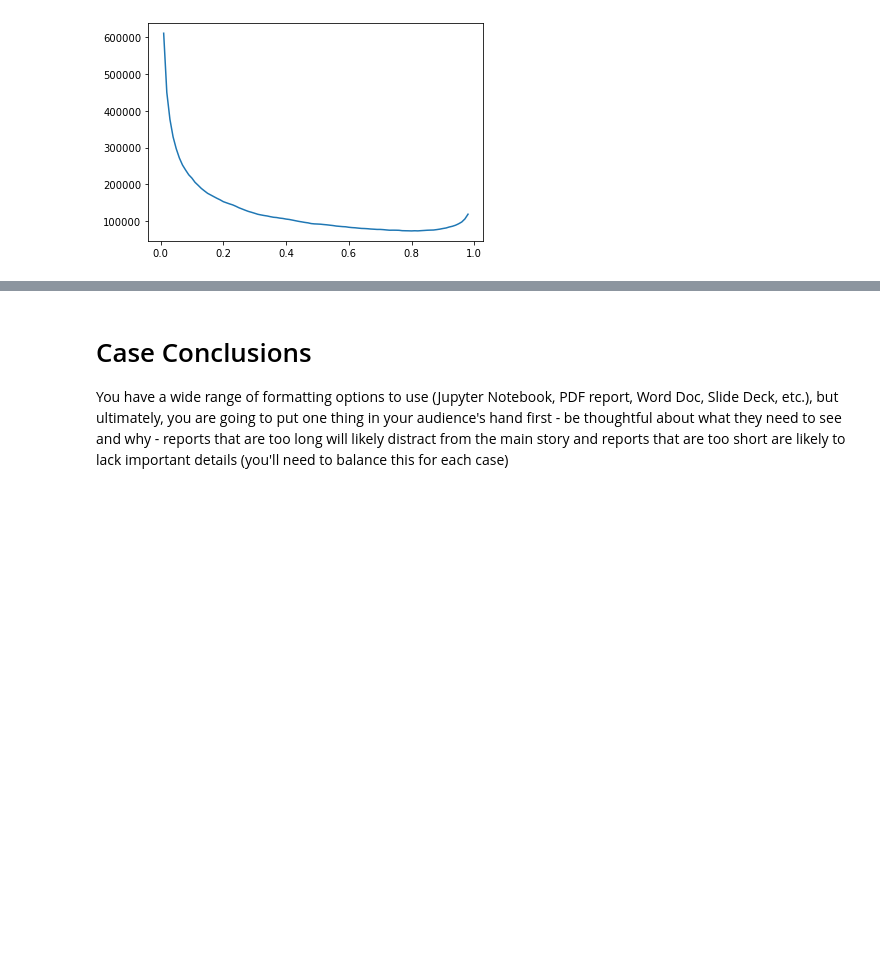
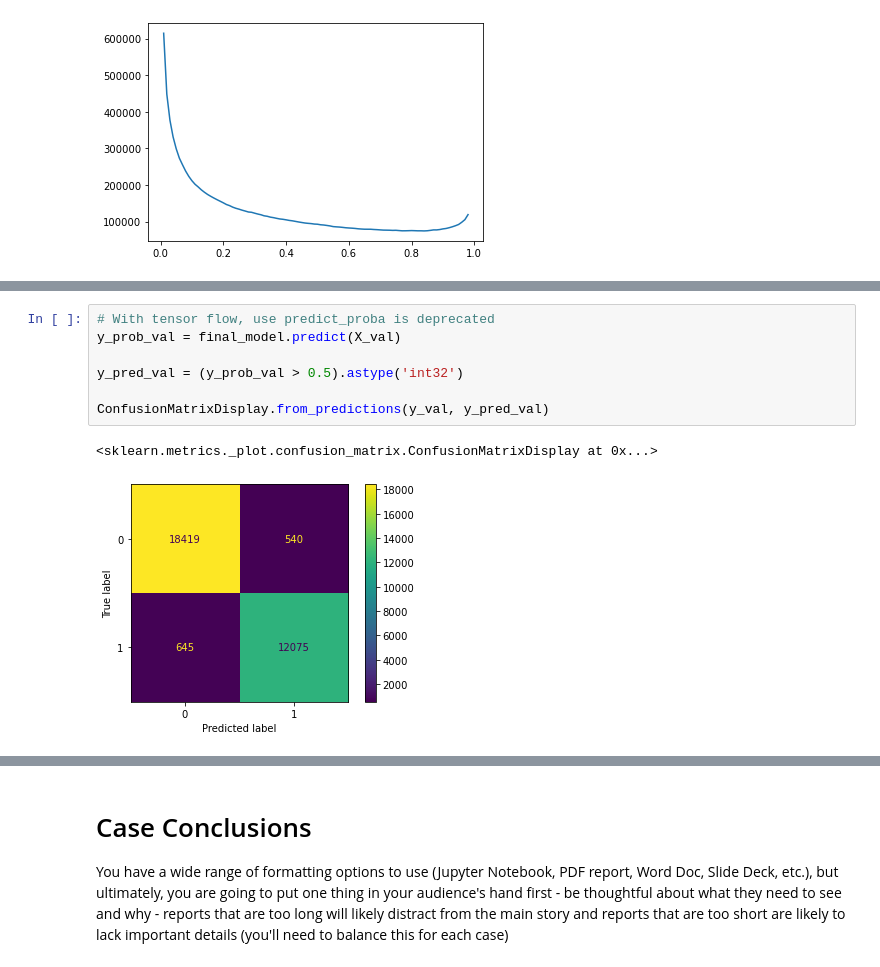
Before and after one commit to bSharpCyclist/MSDS-7333-QTW, a Jupyter notebook: Case Study 7.ipynb, the cells around one changed output, grey strips where cells are left out. Cells and saved outputs as stored; diff of their text form; blank space fills up the shorter version.

```diff
--- a/Case Study 7.ipynb
+++ b/Case Study 7.ipynb
@@ -355 +402,11 @@ Cost per sample: 2.2964740048612646
+# %%
+# With tensor flow, use predict_proba is deprecated
+y_prob_val = final_model.predict(X_val)
+
+y_pred_val = (y_prob_val > 0.5).astype('int32')
+
+ConfusionMatrixDisplay.from_predictions(y_val, y_pred_val)
+# %% [output]
+<sklearn.metrics._plot.confusion_matrix.ConfusionMatrixDisplay at 0x...>
+[figure, added]
 # %%
```
Also changed, not shown: parts of 20 cells of this notebook, 2 other files.
